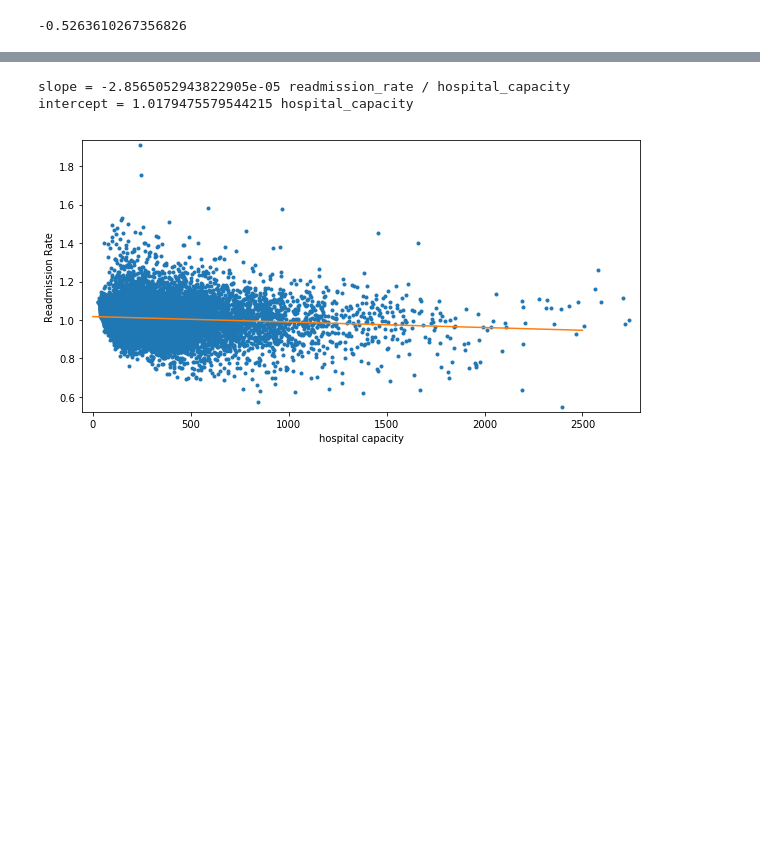
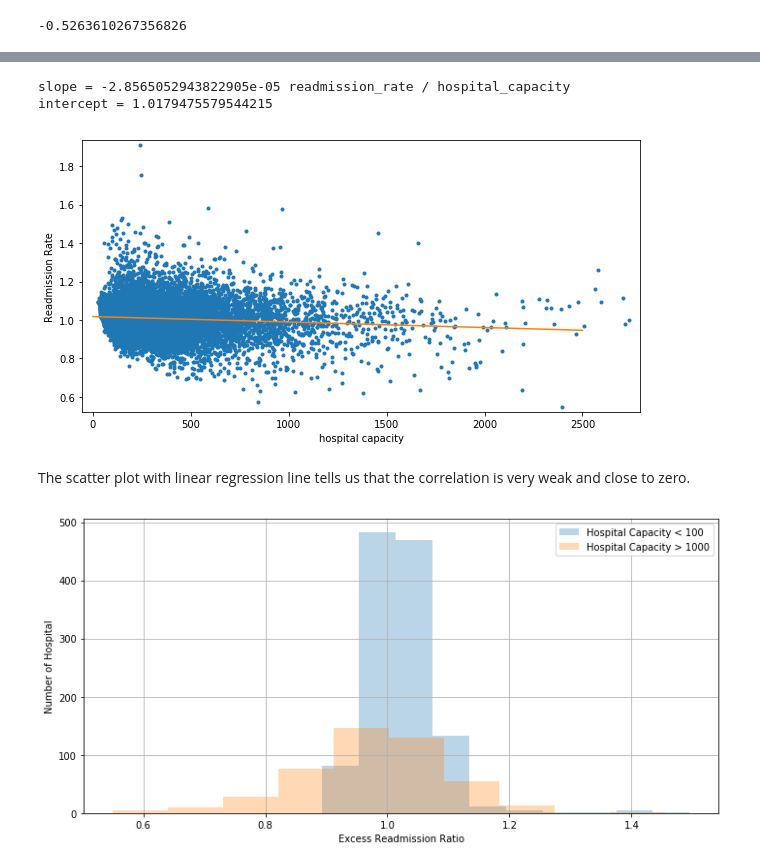
Before and after one commit to sherpalakpa1/InferentialStatisticProjects, a Jupyter notebook: hospital_readmit/sliderule_dsi_inferential_statistics_exercise_3.ipynb, the cells around one changed output, grey strips where cells are left out. Saved outputs shown, nothing was run; the diff lists cells and outputs as text; code cells hidden in the pictures; blank space fills up the shorter version.

```diff
--- a/hospital_readmit/sliderule_dsi_inferential_statistics_exercise_3.ipynb
+++ b/hospital_readmit/sliderule_dsi_inferential_statistics_exercise_3.ipynb
@@ -171,0 +159,4 @@ In hospitals/facilities with number of discharges<1000, mean excess readmission
+# %%
+#create two data frames: one with Number of Discharges less than 100 and one with Number of Discharges greater than 1000
+df100 = clean_hospital_read_df[(clean_hospital_read_df['Number of Discharges'] < 100) & (clean_hospital_read_df['Number of Discharges']>0)]
+df1000 = clean_hospital_read_df[clean_hospital_read_df['Number of Discharges'] > 1000]
@@ -281,7 +408,7 @@ _ = plt.ylabel('Readmission Rate')
 a, b = np.polyfit(hospital_capacity[81:-3], readmission_rate[81:-3],1)
 # Print the results to the screen
 print('slope =', a, 'readmission_rate / hospital_capacity')
-print('intercept =', b, 'hospital_capacity')
+print('intercept =', b,)
 # Make theoretical line to plot
 x = np.array([0,2500]) #array consists of 0 and 2500
 y = a * x + b
@@ -291,5 +418,18 @@ _ = plt.plot(x, y)
 plt.show()
 # %% [output]
 slope = -2.8565052943822905e-05 readmission_rate / hospital_capacity
-intercept = 1.0179475579544215 hospital_capacity
+intercept = 1.0179475579544215
 [figure]
+# %% [markdown]
+The scatter plot with linear regression line tells us that the correlation is very weak and close to zero.
+# %%
+plt.figure(figsize=(10,5))
+plt.hist(df100['Excess Readmission Ratio'], alpha=0.3, label='Hospital Capacity < 100')
+plt.hist(df1000['Excess Readmission Ratio'], alpha=0.3, label='Hospital Capacity > 1000')
+plt.xlabel('Excess Readmission Ratio')
+plt.ylabel('Number of Hospital')
+plt.legend(loc=0)
+plt.grid(True)
+plt.tight_layout()
+# %% [output]
+[figure, added]
```
Also changed, not shown: parts of 48 cells of this notebook, 1 other file.
